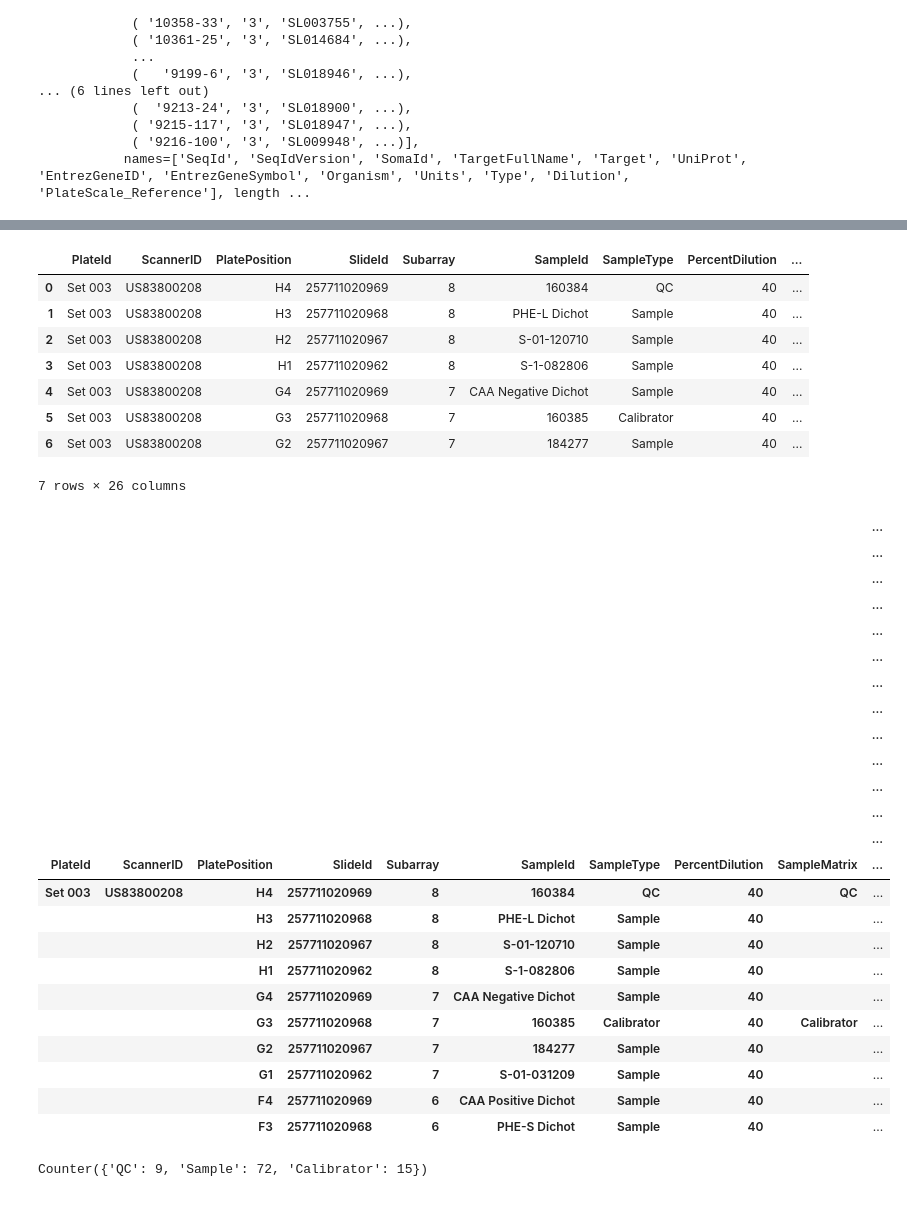
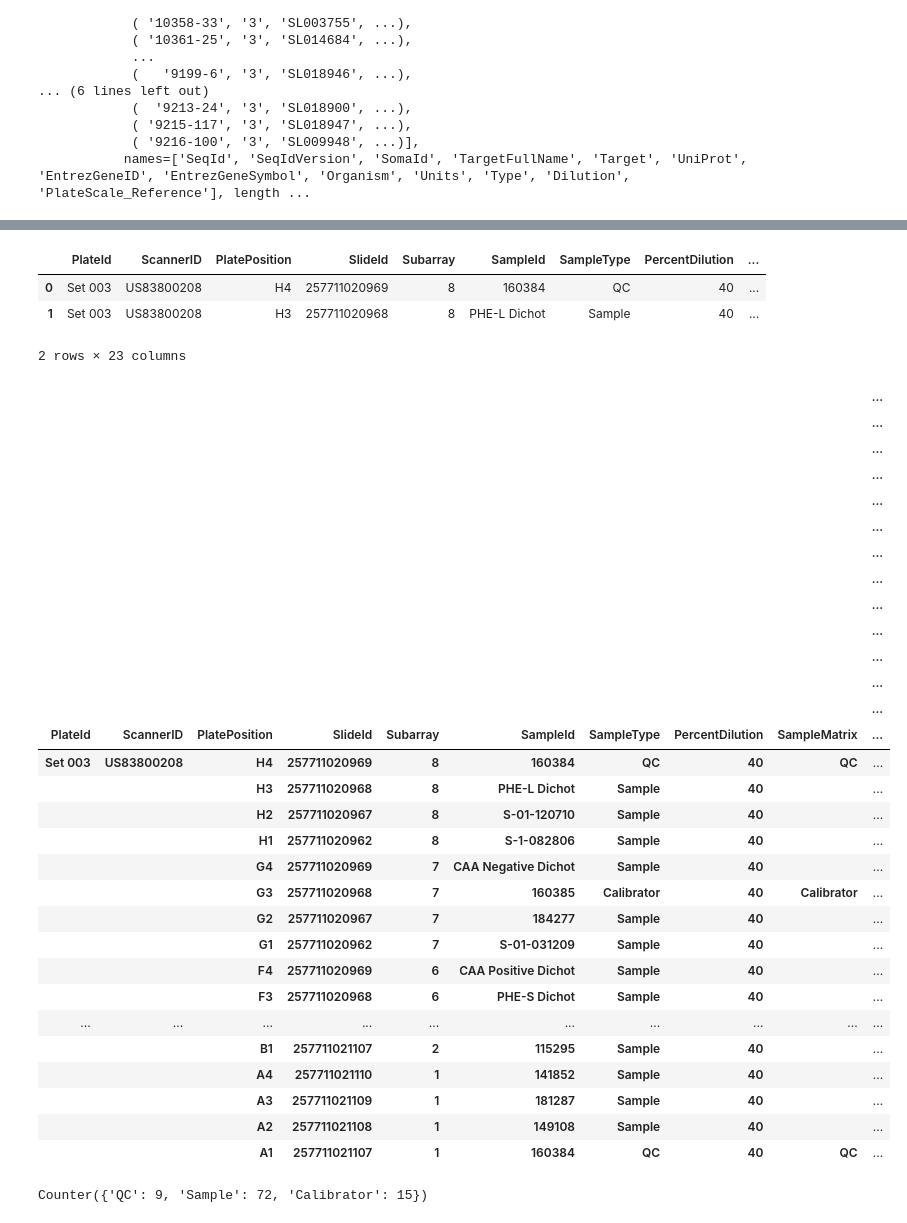
Before and after one commit to knewman55/SAH, a Jupyter notebook: SAHData.ipynb, the cells around one changed output, grey strips where cells are left out. Saved outputs shown, nothing was run; the diff lists cells and outputs as text; code cells hidden in the pictures.

```diff
--- a/SAHData.ipynb
+++ b/SAHData.ipynb
@@ -58,53 +44,52 @@ vaso_data
 # %%
 #Merging vasospasm data with SAH adat file. Source code derived from Soma Logic Canopy GitHub
-#Vasospasm metadata loaded, but actual data not merged currently
 
-# The arguments are `axis` 0 for row metadata, 1 for column metadata, `name` the name of the new index,
-#`key_meta_name` the nameo of the axis used to match the keys. `values_dict` the dictionary containing the new data
-new_meta_adat = adat.insert_keyed_meta(0,'Clinical Vasospasm/DIND (1=yes, 0=no)', 'SampleId', 'vaso_data')
+new_meta_adat = adat.insert_meta(0,'Vasospasm (0=n, 1=y)', vaso_list)
 # this will produce a new Adat file with group data in the right most column of the index
-new_meta_adat.index.to_frame(index=False).loc[0:6]
+
+vaso_adat.index.to_frame(index=False).loc[0:1]
 # %% [output]
 |  | PlateId | ScannerID | PlatePosition | SlideId | Subarray | SampleId | SampleType | PercentDilution | ... |
 | 0 | Set 003 | US83800208 | H4 | 257711020969 | 8 | 160384 | QC | 40 | ... |
 | 1 | Set 003 | US83800208 | H3 | 257711020968 | 8 | PHE-L Dichot | Sample | 40 | ... |
-| 2 | Set 003 | US83800208 | H2 | 257711020967 | 8 | S-01-120710 | Sample | 40 | ... |
-| 3 | Set 003 | US83800208 | H1 | 257711020962 | 8 | S-1-082806 | Sample | 40 | ... |
-| 4 | Set 003 | US83800208 | G4 | 257711020969 | 7 | CAA Negative Dichot | Sample | 40 | ... |
-| 5 | Set 003 | US83800208 | G3 | 257711020968 | 7 | 160385 | Calibrator | 40 | ... |
-| 6 | Set 003 | US83800208 | G2 | 257711020967 | 7 | 184277 | Sample | 40 | ... |
-7 rows × 26 columns
+2 rows × 23 columns
 # %%
 #Displaying adat file. Source code derived from Soma Logic Canopy GitHub
 
 from IPython.display import HTML
 #Display the first five rows and columns of the adat
-HTML(adat.iloc[:10, :10].to_html())
+HTML(vaso_adat.iloc[:100, :10].to_html())
 # %% [output]
 |  |  |  |  |  |  |  |  |  | ... |
 |  |  |  |  |  |  |  |  |  | ... |
 |  |  |  |  |  |  |  |  |  | ... |
 |  |  |  |  |  |  |  |  |  | ... |
 |  |  |  |  |  |  |  |  |  | ... |
 |  |  |  |  |  |  |  |  |  | ... |
 |  |  |  |  |  |  |  |  |  | ... |
 |  |  |  |  |  |  |  |  |  | ... |
 |  |  |  |  |  |  |  |  |  | ... |
 |  |  |  |  |  |  |  |  |  | ... |
 |  |  |  |  |  |  |  |  |  | ... |
 |  |  |  |  |  |  |  |  |  | ... |
 |  |  |  |  |  |  |  |  |  | ... |
 | PlateId | ScannerID | PlatePosition | SlideId | Subarray | SampleId | SampleType | PercentDilution | SampleMatrix | ... |
 | Set 003 | US83800208 | H4 | 257711020969 | 8 | 160384 | QC | 40 | QC | ... |
 |  |  | H3 | 257711020968 | 8 | PHE-L Dichot | Sample | 40 |  | ... |
 |  |  | H2 | 257711020967 | 8 | S-01-120710 | Sample | 40 |  | ... |
 |  |  | H1 | 257711020962 | 8 | S-1-082806 | Sample | 40 |  | ... |
 |  |  | G4 | 257711020969 | 7 | CAA Negative Dichot | Sample | 40 |  | ... |
 |  |  | G3 | 257711020968 | 7 | 160385 | Calibrator | 40 | Calibrator | ... |
 |  |  | G2 | 257711020967 | 7 | 184277 | Sample | 40 |  | ... |
 |  |  | G1 | 257711020962 | 7 | S-01-031209 | Sample | 40 |  | ... |
 |  |  | F4 | 257711020969 | 6 | CAA Positive Dichot | Sample | 40 |  | ... |
 |  |  | F3 | 257711020968 | 6 | PHE-S Dichot | Sample | 40 |  | ... |
+| ... | ... | ... | ... | ... | ... | ... | ... | ... | ... |
+|  |  | B1 | 257711021107 | 2 | 115295 | Sample | 40 |  | ... |
+|  |  | A4 | 257711021110 | 1 | 141852 | Sample | 40 |  | ... |
+|  |  | A3 | 257711021109 | 1 | 181287 | Sample | 40 |  | ... |
+|  |  | A2 | 257711021108 | 1 | 149108 | Sample | 40 |  | ... |
+|  |  | A1 | 257711021107 | 1 | 160384 | QC | 40 | QC | ... |
 # %%
 #Check to see number of patients vs controls/calibrators
 Counter(adat.index.get_level_values('SampleType'))
```
Also changed, not shown: parts of 2 cells of this notebook.
